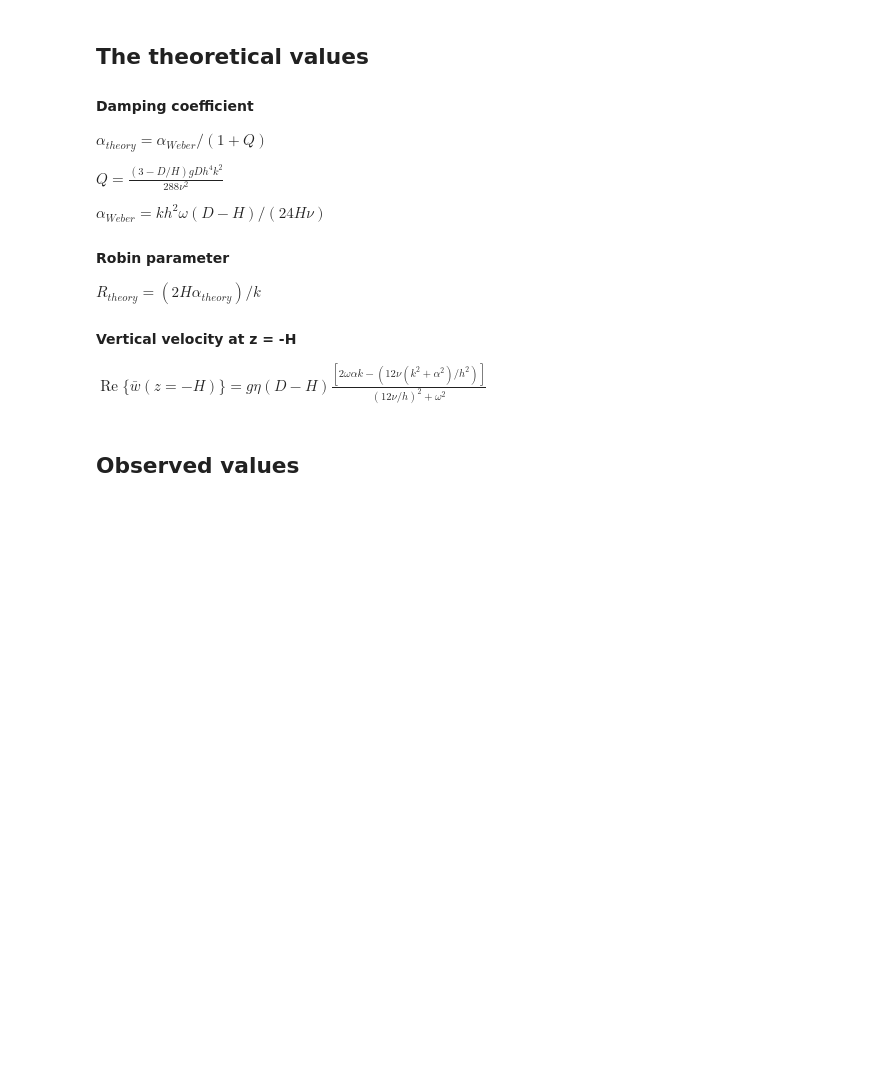
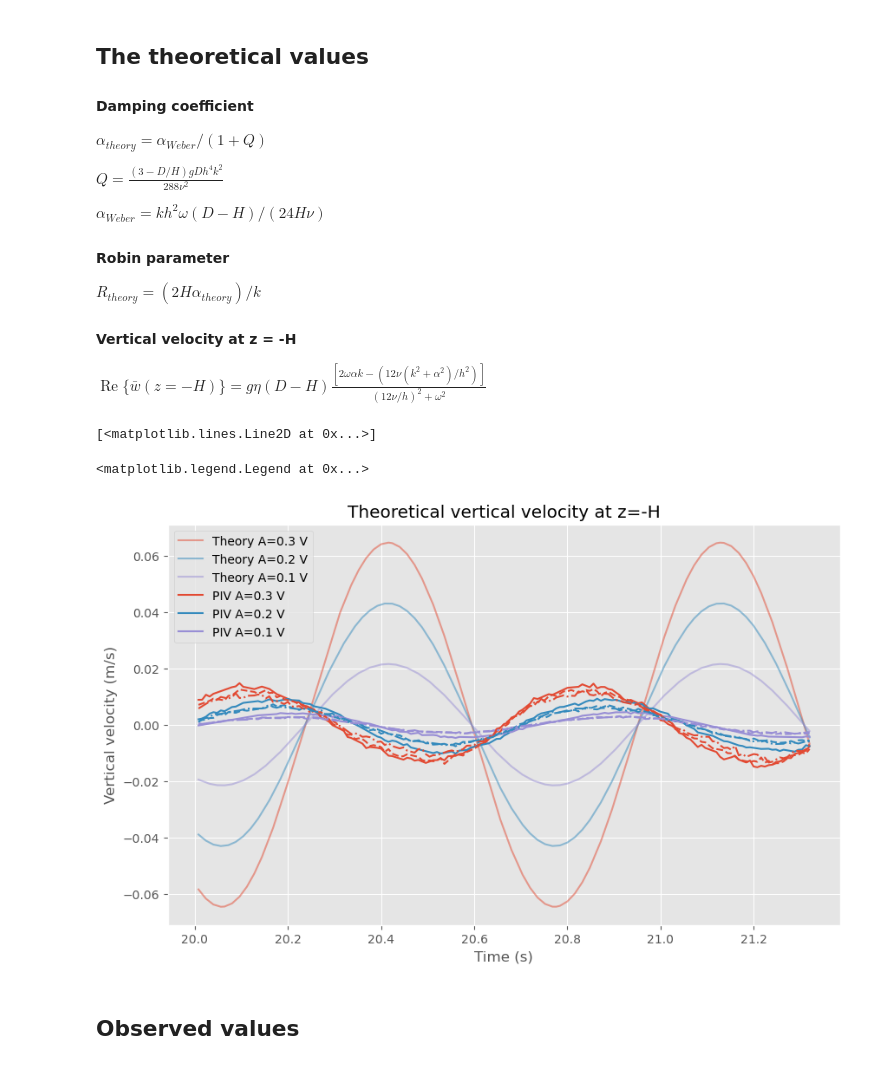
Before and after one commit to kjes4pres/Master_code, a Jupyter notebook: Lab/PIV/vertical_velocity.ipynb, the cells around one changed output. Saved outputs shown, nothing was run; the diff lists cells and outputs as text; code cells hidden in the pictures; blank space fills up the shorter version.

```diff
--- a/Lab/PIV/vertical_velocity.ipynb
+++ b/Lab/PIV/vertical_velocity.ipynb
@@ -123,3 +125,52 @@ w_weber_a01 = -g*eta01*h**2*(D-H)*(k**2 - a_weber**2)/(12*nu)
+# %%
+# Amplitudes measured at first probe position
+# Should be unaffected by the presence of plates
+amp_03 = list(prb_a03['Amp_obs_P0'].values) + list(prb_a03_p['Amp_obs_P0'].values)
+amp_02 = list(prb_a02['Amp_obs_P0'].values) + list(prb_a02_p['Amp_obs_P0'].values)
+amp_01 = list(prb_a01['Amp_obs_P0'].values) + list(prb_a01_p['Amp_obs_P0'].values)
+# %%
+A03 = np.round(np.mean(amp_03), 3)
+A02 = np.round(np.mean(amp_02), 3)
+A01 = np.round(np.mean(amp_01), 3)
+# %%
+x = 8.06
+t = time_piv
+
+# Vertical velocity at z=-H
+w_bar_theory_a03 = vertical_velocity(A03, D, H, f, a_theory, k, h, x, t)
+w_bar_theory_a02 = vertical_velocity(A02, D, H, f, a_theory, k, h, x, t)
+w_bar_theory_a01 = vertical_velocity(A01, D, H, f, a_theory, k, h, x, t)
+# %%
+ax.plot(t, piv_a03_r1['w_bar'], color='C0', label='PIV A=0.3 V')
+ax.plot(t, piv_a02_r1['w_bar'], color='C1', label='PIV A=0.2 V')
+ax.plot(t, piv_a01_r1['w_bar'], color='C2', label='PIV A=0.1 V')
+# %% [output]
+[<matplotlib.lines.Line2D at 0x...>]
+# %%
+fig, ax = plt.subplots(figsize=(10, 6))
+ax.plot(t, w_bar_theory_a03, color='C0', label='Theory A=0.3 V', alpha=0.5)
+ax.plot(t, w_bar_theory_a02, color='C1', label='Theory A=0.2 V', alpha=0.5)
+ax.plot(t, w_bar_theory_a01, color='C2', label='Theory A=0.1 V', alpha=0.5)
+
+ax.plot(t, piv_a03_r1['w_bar'], color='C0', label='PIV A=0.3 V')
+ax.plot(t, piv_a02_r1['w_bar'], color='C1', label='PIV A=0.2 V')
+ax.plot(t, piv_a01_r1['w_bar'], color='C2', label='PIV A=0.1 V')
+
+ax.plot(t, piv_a03_r2['w_bar'], color='C0', linestyle='--')
+ax.plot(t, piv_a02_r2['w_bar'], color='C1', linestyle='--')
+ax.plot(t, piv_a01_r2['w_bar'], color='C2', linestyle='--')
+
+ax.plot(t, piv_a03_r3['w_bar'], color='C0', linestyle='-.')
+ax.plot(t, piv_a02_r3['w_bar'], color='C1', linestyle='-.')
+ax.plot(t, piv_a01_r3['w_bar'], color='C2', linestyle='-.')
+
+ax.set_xlabel('Time (s)')
+ax.set_ylabel('Vertical velocity (m/s)')
+ax.set_title('Theoretical vertical velocity at z=-H')
+ax.legend()
+# %% [output]
+<matplotlib.legend.Legend at 0x...>
+[figure, added]
 # %% [markdown]
 ## Observed values
 # %%
```
Also changed, not shown: parts of 7 cells of this notebook.
